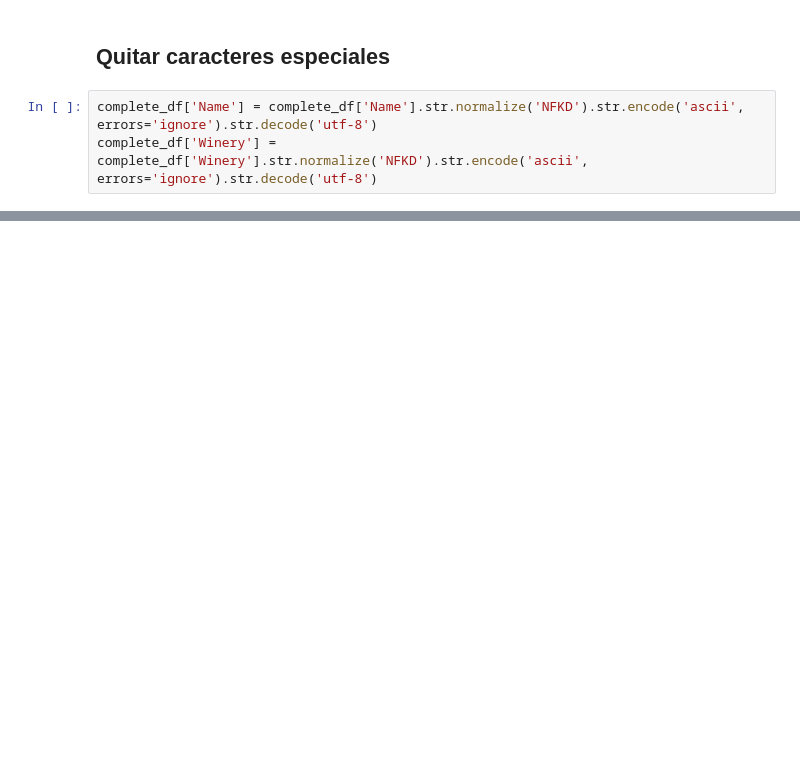
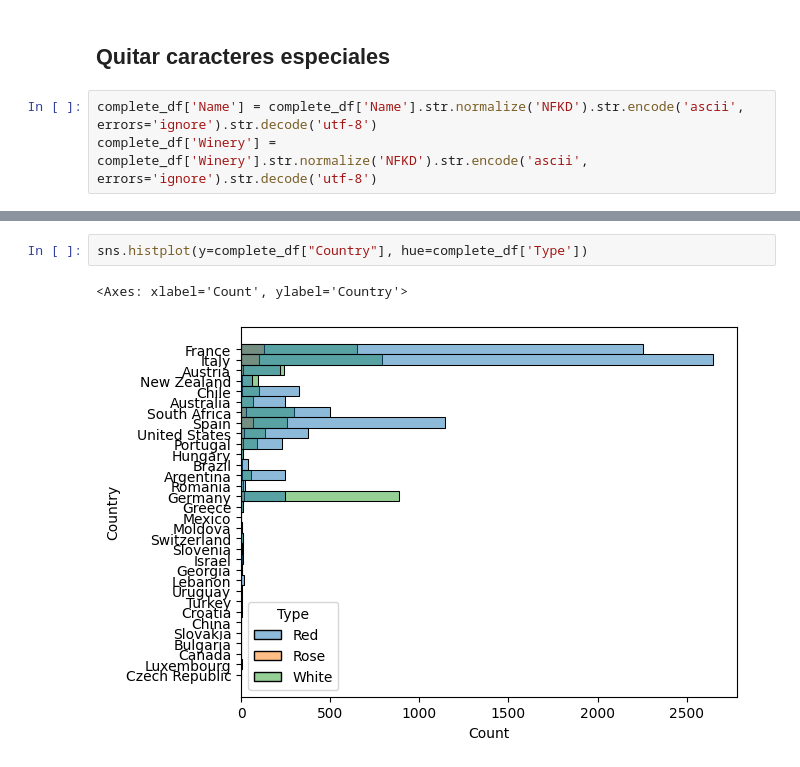
Before and after one commit to am23006810/CienciaDeDatosEnPython-ProyectoFinal, a Jupyter notebook: tmp/proyecto_final_exploracion.ipynb, the cells around one changed output, grey strips where cells are left out. Saved outputs shown, nothing was run; the diff lists cells and outputs as text; blank space fills up the shorter version.

```diff
--- a/tmp/proyecto_final_exploracion.ipynb
+++ b/tmp/proyecto_final_exploracion.ipynb
@@ -110,0 +164,5 @@ complete_df.head()
+# %%
+sns.histplot(y=complete_df["Country"], hue=complete_df['Type'])
+# %% [output]
+<Axes: xlabel='Count', ylabel='Country'>
+[figure, added]
```
Also changed, not shown: parts of 17 cells of this notebook.
